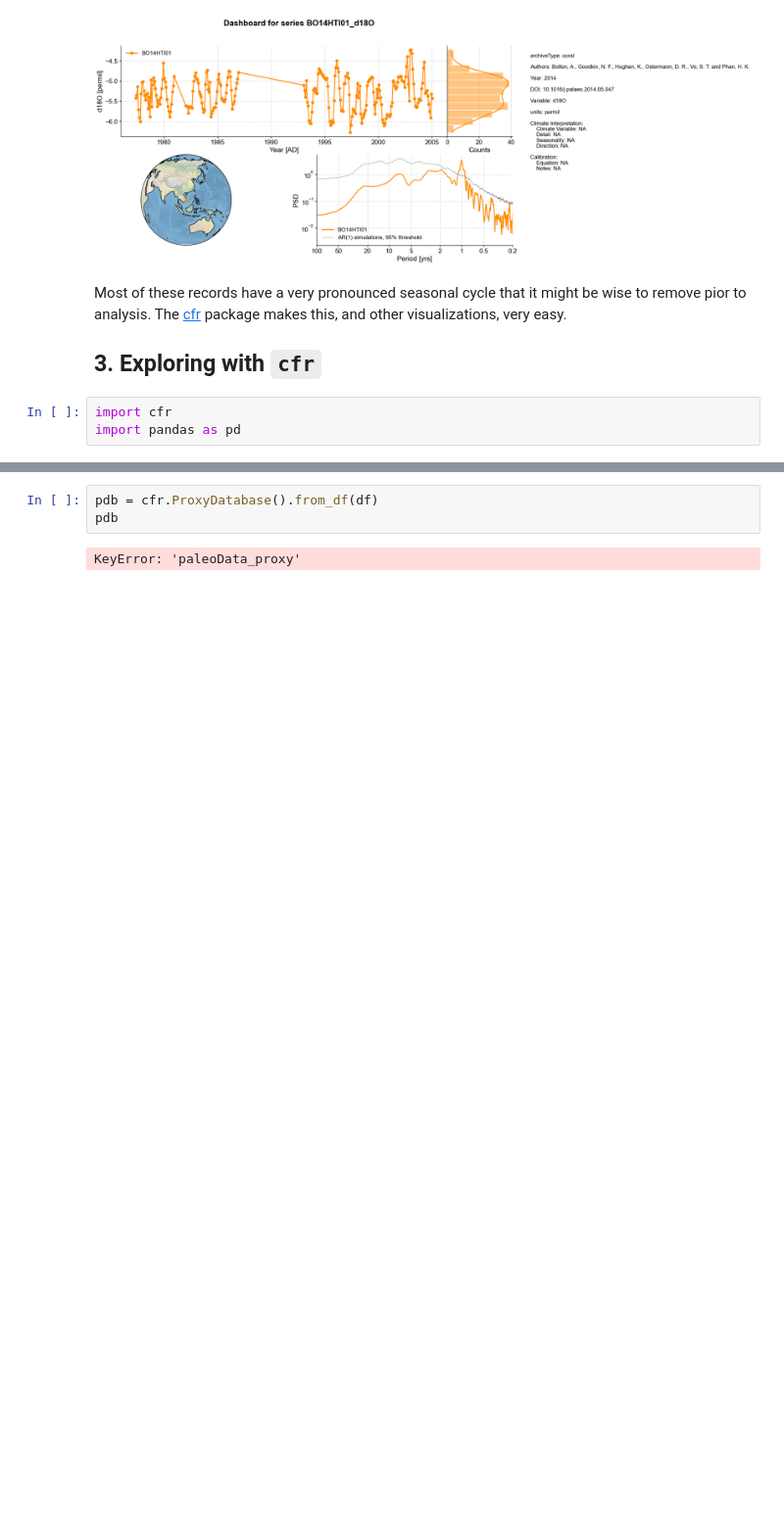
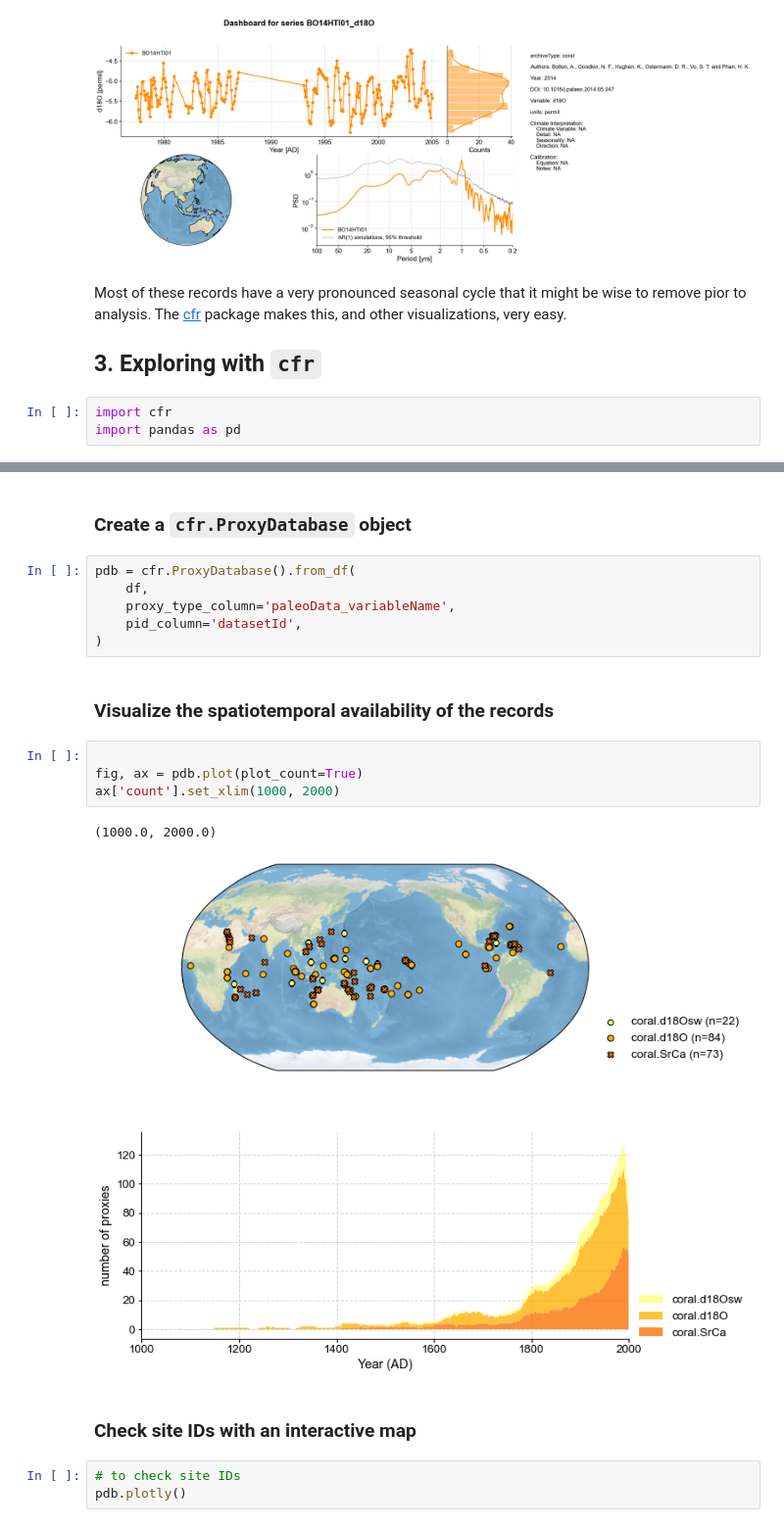
Before and after one commit to CoralHydro2k/ch2k-notebooks, a Jupyter notebook: CorakHydro2k_Python_demo.ipynb, the cells around one changed output, grey strips where cells are left out. Shown at 98% size. Cells and saved outputs as stored; diff of their text form; blank space fills up the shorter version.

```diff
--- a/CorakHydro2k_Python_demo.ipynb
+++ b/CorakHydro2k_Python_demo.ipynb
@@ -212,5 +215,22 @@ Index(['datasetId', 'dataSetName', 'archiveType', 'geo_meanElev',
+# %% [markdown]
+### Create a `cfr.ProxyDatabase` object
 # %%
-pdb = cfr.ProxyDatabase().from_df(df)
-pdb
+pdb = cfr.ProxyDatabase().from_df(
+    df,
+    proxy_type_column='paleoData_variableName',
+    pid_column='datasetId',
+)
-# %% [output]
-KeyError: 'paleoData_proxy'
+# %% [markdown]
+### Visualize the spatiotemporal availability of the records
+# %%
+
+fig, ax = pdb.plot(plot_count=True)
+ax['count'].set_xlim(1000, 2000)
+# %% [output]
+(1000.0, 2000.0)
+[figure, added]
+# %% [markdown]
+### Check site IDs with an interactive map
+# %%
+# to check site IDs
+pdb.plotly()
```
Also changed, not shown: parts of 7 cells of this notebook.
